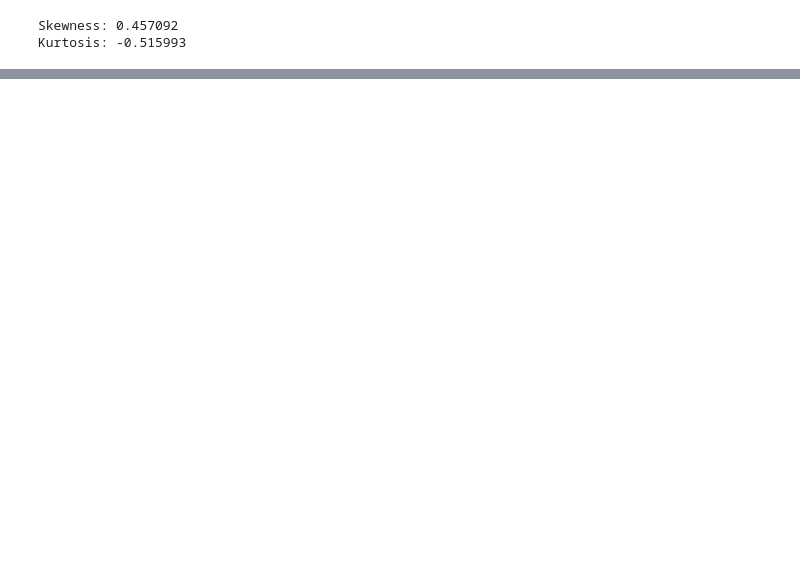
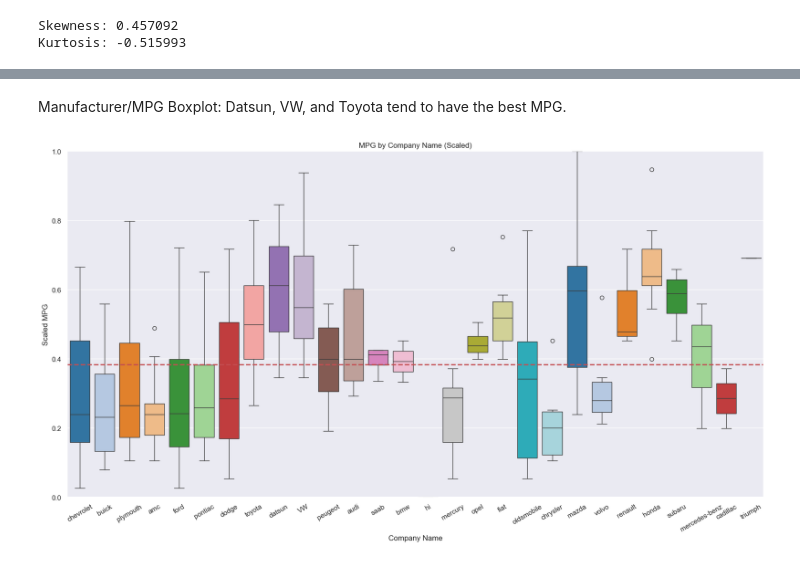
Before and after one commit to UUCompSci/ms-data-analytics, a Jupyter notebook: sandbox.ipynb, the cells around one changed output, grey strips where cells are left out. Cells and saved outputs as stored; diff of their text form; code cells hidden in the pictures; blank space fills up the shorter version.

```diff
--- a/sandbox.ipynb
+++ b/sandbox.ipynb
@@ -187,0 +226,33 @@ Name: mpg, dtype: float64
+# %%
+# Fixes some typos
+data['Company_Name'] = data['Company_Name'].replace(['volkswagen','vokswagen','vw'],'VW')
+data['Company_Name'] = data['Company_Name'].replace('maxda','mazda')
+data['Company_Name'] = data['Company_Name'].replace('toyouta','toyota')
+data['Company_Name'] = data['Company_Name'].replace('mercedes','mercedes-benz')
+data['Company_Name'] = data['Company_Name'].replace('nissan','datsun')
+data['Company_Name'] = data['Company_Name'].replace('capri','ford')
+data['Company_Name'] = data['Company_Name'].replace(['chevroelt','chevy'],'chevrolet')
+data['Company_Name'].fillna(value = 'subaru',inplace=True)
+# %% [markdown]
+Manufacturer/MPG Boxplot: Datsun, VW, and Toyota tend to have the best MPG.
+# %%
+# Creating a plot to show relationship between manufacturer and MPG
+var = 'Company_Name'
+data_plt = pd.concat([data_scale['mpg'], data[var]], axis=1)
+f, ax = plt.subplots(figsize=(20,10))
+
+# Sets a color palette
+fig = sns.boxplot(x=var, y="mpg", data=data_plt, palette='tab20')
+fig.set_xticklabels(ax.get_xticklabels(),rotation=30)
+# Sets range from 0 to 1 to demonstrate relative differences
+fig.axis(ymin=0, ymax=1)
+# Adds a horizontal line to depict the mean
+plt.axhline(data_scale.mpg.mean(),color='r',linestyle='dashed',linewidth=2)
+
+plt.title('MPG by Company Name (Scaled)')
+plt.xlabel('Company Name')
+plt.ylabel('Scaled MPG')
+
+plt.show()
+# %% [output]
+[figure, added]
```
Also changed, not shown: parts of 29 cells of this notebook.
